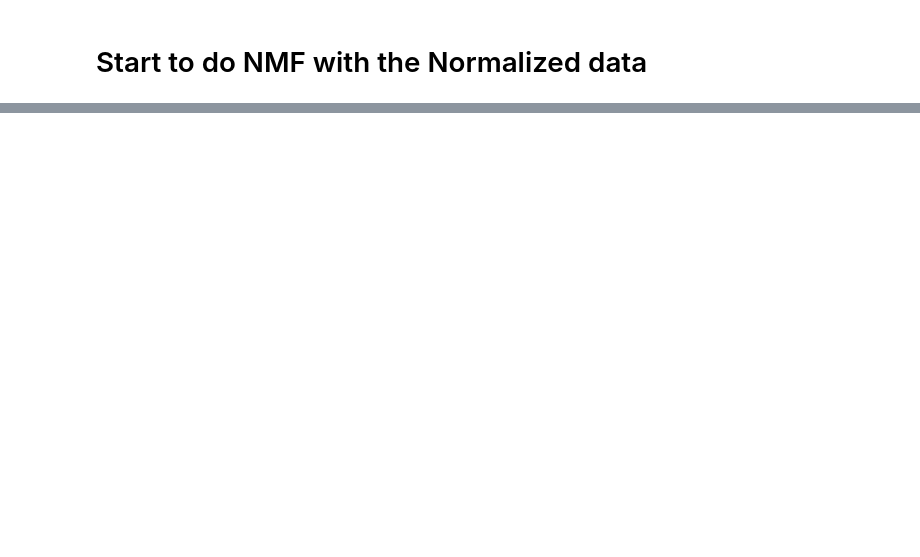
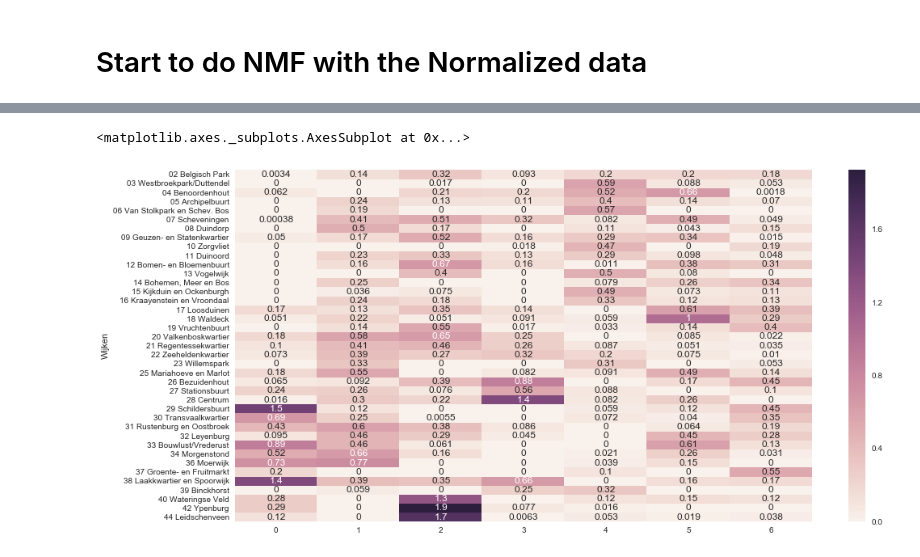
Before and after one commit to AmmarFaiq/EPA_Projects, a Jupyter notebook: Hackaton_Disinformation_1/NMF_Demographic.ipynb, the cells around one changed output, grey strips where cells are left out. Saved outputs shown, nothing was run; the diff lists cells and outputs as text; code cells hidden in the pictures; blank space fills up the shorter version.

```diff
--- a/Hackaton_Disinformation_1/NMF_Demographic.ipynb
+++ b/Hackaton_Disinformation_1/NMF_Demographic.ipynb
@@ -245,0 +159,19 @@ sns.heatmap(NMF_W, annot = True)
+# %%
+model = NMF(n_components = N_com)
+W2017 = model.fit_transform(df_ori_demo2017)
+H2017 = model.components_
+# %%
+district_name = df_ori_demo2017.index
+variable_name = df_ori_demo2017.columns
+
+NMF_W_2017 = pd.DataFrame(index=district_name, columns= list(range(0, N_com)))
+NMF_H_2017 = pd.DataFrame(index= list(range(0, N_com)) , columns= variable_name)
+
+NMF_W_2017.loc[:,:] = W2017
+NMF_H_2017.loc[:,:] = H2017
+# %%
+plt.figure(figsize = (16,8))
+sns.heatmap(NMF_W_2017, annot = True)
+# %% [output]
+<matplotlib.axes._subplots.AxesSubplot at 0x...>
+[figure, added]
```
Also changed, not shown: parts of 75 cells of this notebook, 17 other files.
